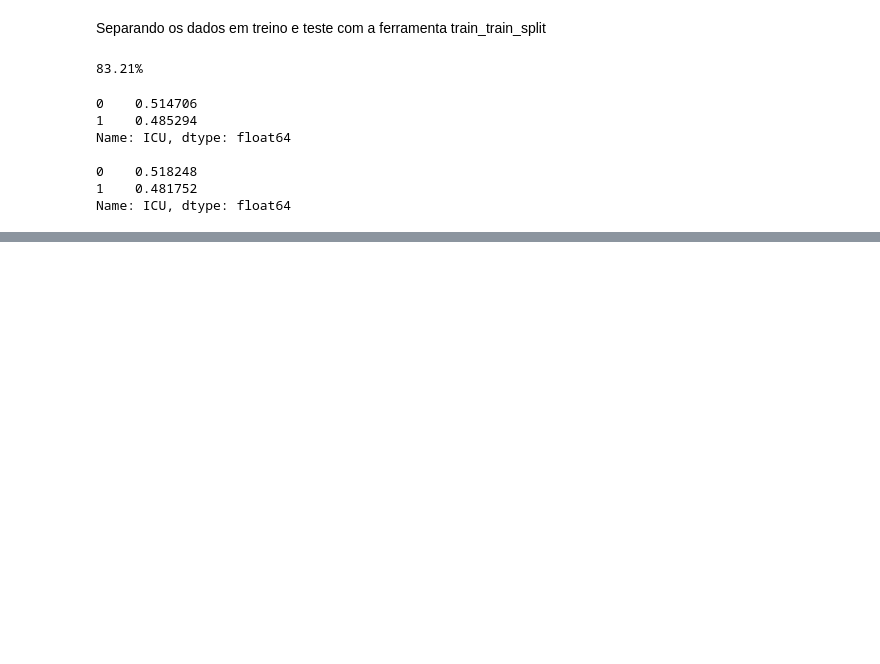
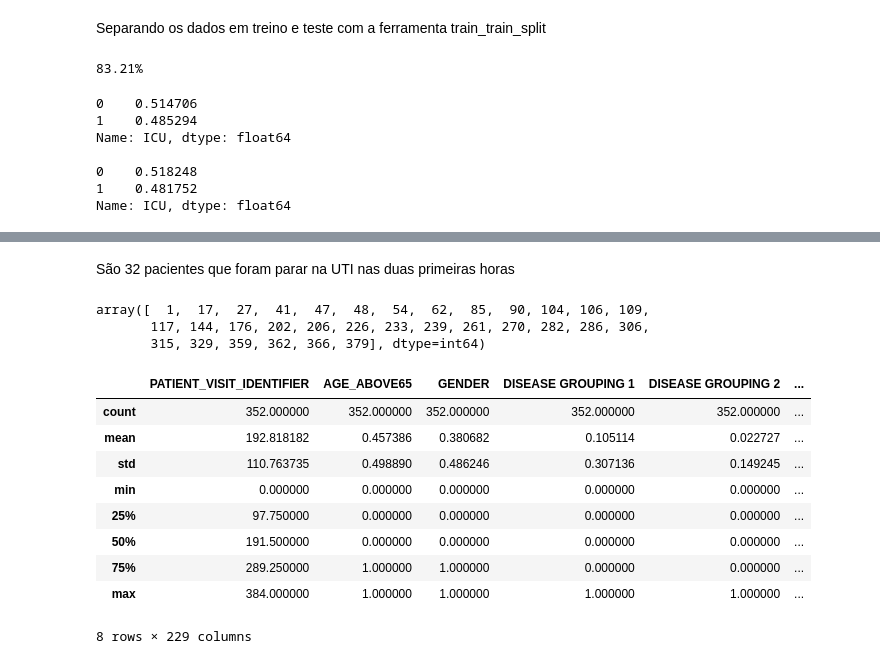
Before and after one commit to antoniodragoc/Bootcamp_Data_Science_Aplicada, a Jupyter notebook: Modulo04/m04a05.ipynb, the cells around one changed output, grey strips where cells are left out. Saved outputs shown, nothing was run; the diff lists cells and outputs as text; code cells hidden in the pictures; blank space fills up the shorter version.

```diff
--- a/Modulo04/m04a05.ipynb
+++ b/Modulo04/m04a05.ipynb
@@ -167,0 +237,34 @@ Name: ICU, dtype: float64
+# %% [markdown]
+São 32 pacientes que foram parar na UTI nas duas primeiras horas
+# %%
+# Vamos remover os pacientes que já chegaram no hospital e entraram na UTI
+dados_limpos.query("WINDOW == '0-2' and ICU == 1 ")['PATIENT_VISIT_IDENTIFIER'].values # .values no final devolve uma lista com os valores da query
+# %% [output]
+array([  1,  17,  27,  41,  47,  48,  54,  62,  85,  90, 104, 106, 109,
+       117, 144, 176, 202, 206, 226, 233, 239, 261, 270, 282, 286, 306,
+       315, 329, 359, 362, 366, 379], dtype=int64)
+# %%
+# Vamos remover os pacientes que já chegaram no hospital e entraram na UTI
+remover = dados_limpos.query("WINDOW == '0-2' and ICU == 1 ")['PATIENT_VISIT_IDENTIFIER'].values # .values no final devolve uma lista com os valores da query
+
+# Removendo os pacientes que já chegaram e entraram direto para a UTI
+dados_limpos = dados_limpos.query("PATIENT_VISIT_IDENTIFIER not in @remover")
+# %%
+def prepare_window(rows):
+    if(np.any(rows['ICU'])):
+        rows.loc[rows['WINDOW'] == '0-2', 'ICU'] = 1 # Buscando as linhas em que a janela é "0-2" e ICU é 1
+    return rows.loc[rows['WINDOW'] == '0-2']
+# %%
+dados_limpos = dados_limpos.groupby('PATIENT_VISIT_IDENTIFIER').apply(prepare_window) # Aplicando a função que busca os valores de janela 0-2
+dados_limpos.describe()
+# %% [output]
+|  | PATIENT_VISIT_IDENTIFIER | AGE_ABOVE65 | GENDER | DISEASE GROUPING 1 | DISEASE GROUPING 2 | ... |
+| count | 352.000000 | 352.000000 | 352.000000 | 352.000000 | 352.000000 | ... |
+| mean | 192.818182 | 0.457386 | 0.380682 | 0.105114 | 0.022727 | ... |
+| std | 110.763735 | 0.498890 | 0.486246 | 0.307136 | 0.149245 | ... |
+| min | 0.000000 | 0.000000 | 0.000000 | 0.000000 | 0.000000 | ... |
+| 25% | 97.750000 | 0.000000 | 0.000000 | 0.000000 | 0.000000 | ... |
+| 50% | 191.500000 | 0.000000 | 0.000000 | 0.000000 | 0.000000 | ... |
+| 75% | 289.250000 | 1.000000 | 1.000000 | 0.000000 | 0.000000 | ... |
+| max | 384.000000 | 1.000000 | 1.000000 | 1.000000 | 1.000000 | ... |
+8 rows × 229 columns
```
Also changed, not shown: parts of 15 cells of this notebook, 1 other file.
